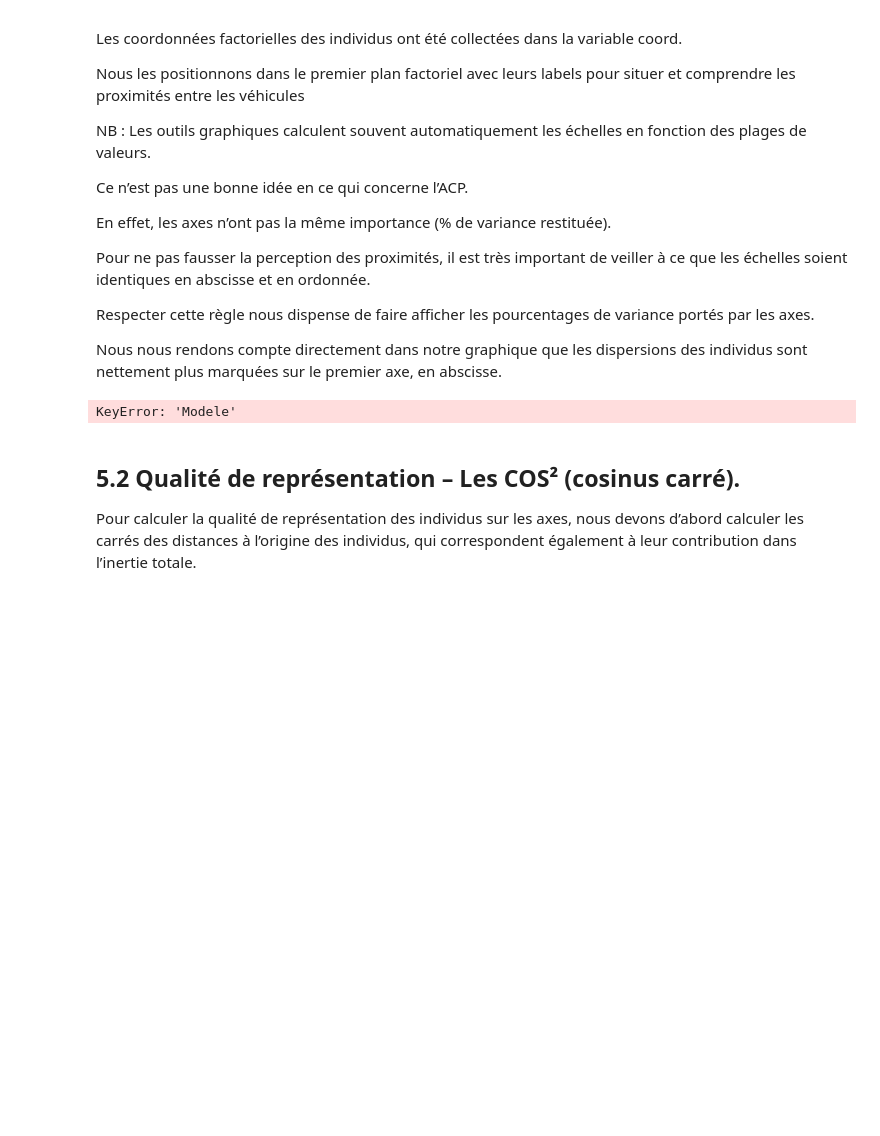
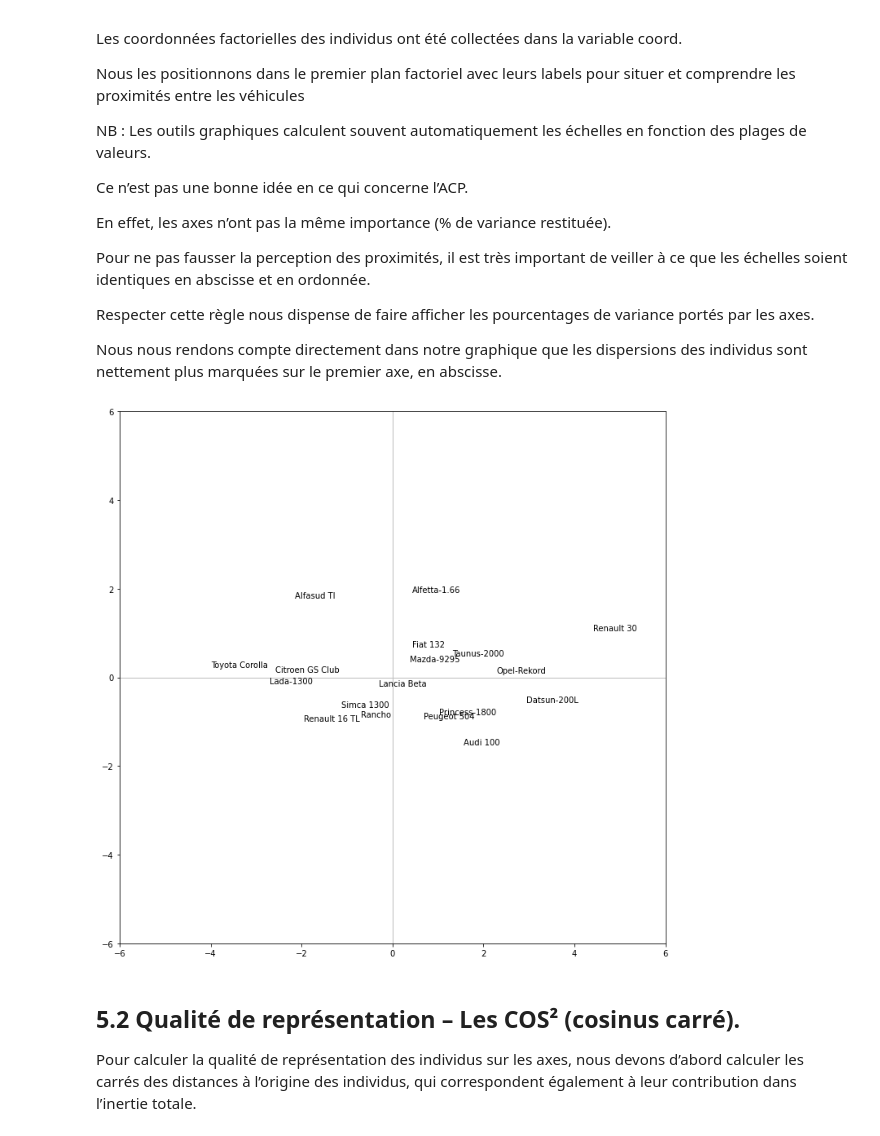
Before and after one commit to Gio-Mgm/ACP, a Jupyter notebook: ACP.ipynb, the cells around one changed output. Cells and saved outputs as stored; diff of their text form; code cells hidden in the pictures; blank space fills up the shorter version.

```diff
--- a/ACP.ipynb
+++ b/ACP.ipynb
@@ -210,17 +210,17 @@ marquées sur le premier axe, en abscisse.
 # %%
 fig, axes = plt.subplots(figsize=(12,12))
 axes.set_xlim(-6,6) #même limites en abscisse
 axes.set_ylim(-6,6) #et en ordonnée
 #placement des étiquettes des observations
 for i in range(n):
- plt.annotate(X_base["Modele"][i],(coord[i,0],coord[i,1]))
+ plt.annotate(X.index[i],(coord[i,0],coord[i,1]))
 #ajouter les axes
 plt.plot([-6,6],[0,0],color='silver',linestyle='-',linewidth=1)
 plt.plot([0,0],[-6,6],color='silver',linestyle='-',linewidth=1)
 #affichage
 plt.show()
 # %% [output]
-KeyError: 'Modele'
+[figure, added]
 # %% [markdown]
 ## 5.2 Qualité de représentation – Les COS² (cosinus carré).
 
```
Also changed, not shown: parts of 35 cells of this notebook, 1 other file.
